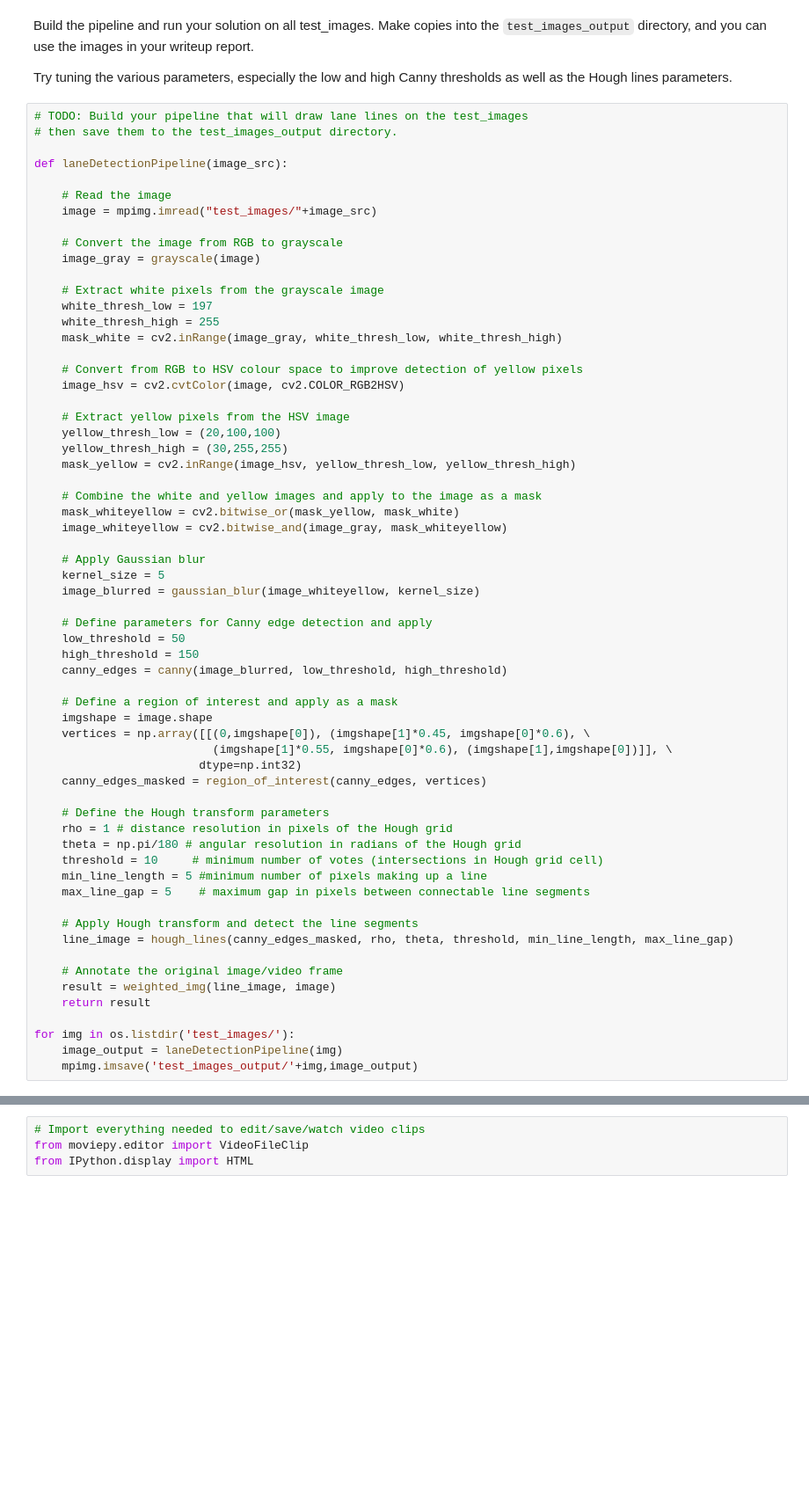
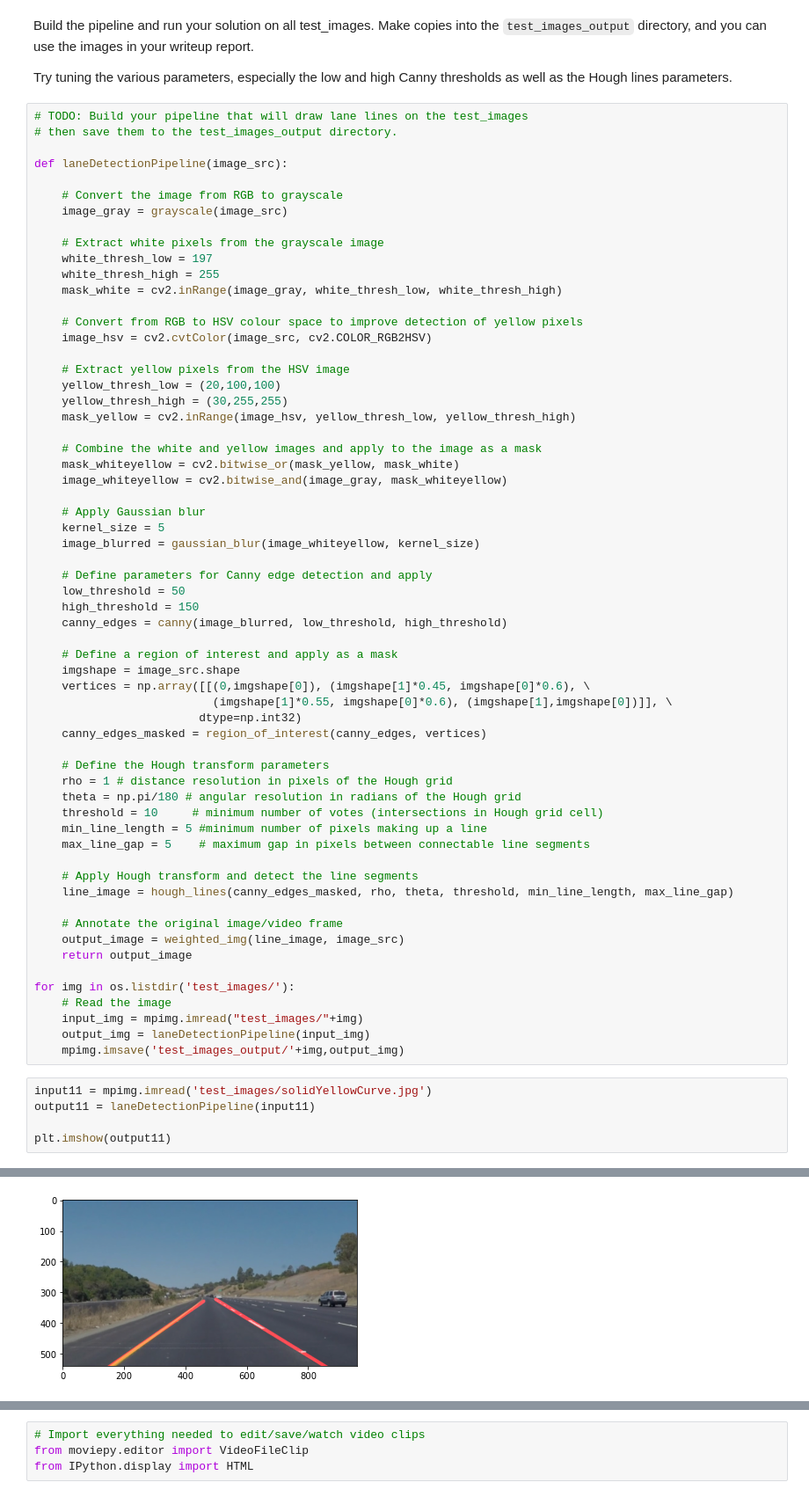
Before and after one commit to syedtaqi95/CarND-LaneLines-P1, a Jupyter notebook: P1.ipynb, the cells around one changed output, grey strips where cells are left out. Shown at 88% size. Cells and saved outputs as stored; diff of their text form; blank space fills up the shorter version.

```diff
--- a/P1.ipynb
+++ b/P1.ipynb
@@ -199,11 +242,8 @@ Try tuning the various parameters, especially the low and high Canny thresholds
 
 def laneDetectionPipeline(image_src):
 
-    # Read the image
-    image = mpimg.imread("test_images/"+image_src)
-
     # Convert the image from RGB to grayscale
-    image_gray = grayscale(image)
+    image_gray = grayscale(image_src)
 
     # Extract white pixels from the grayscale image
     white_thresh_low = 197
@@ -211,7 +251,7 @@ def laneDetectionPipeline(image_src):
     mask_white = cv2.inRange(image_gray, white_thresh_low, white_thresh_high)
 
     # Convert from RGB to HSV colour space to improve detection of yellow pixels
-    image_hsv = cv2.cvtColor(image, cv2.COLOR_RGB2HSV)
+    image_hsv = cv2.cvtColor(image_src, cv2.COLOR_RGB2HSV)
 
     # Extract yellow pixels from the HSV image
     yellow_thresh_low = (20,100,100)
@@ -232,7 +272,7 @@ def laneDetectionPipeline(image_src):
     canny_edges = canny(image_blurred, low_threshold, high_threshold)
 
     # Define a region of interest and apply as a mask
-    imgshape = image.shape
+    imgshape = image_src.shape
     vertices = np.array([[(0,imgshape[0]), (imgshape[1]*0.45, imgshape[0]*0.6), \
                           (imgshape[1]*0.55, imgshape[0]*0.6), (imgshape[1],imgshape[0])]], \
                         dtype=np.int32)
@@ -249,9 +289,17 @@ def laneDetectionPipeline(image_src):
     line_image = hough_lines(canny_edges_masked, rho, theta, threshold, min_line_length, max_line_gap)
 
     # Annotate the original image/video frame
-    result = weighted_img(line_image, image)
-    return result
+    output_image = weighted_img(line_image, image_src)
+    return output_image
 
 for img in os.listdir('test_images/'):
-    image_output = laneDetectionPipeline(img)
-    mpimg.imsave('test_images_output/'+img,image_output)
+    # Read the image
+    input_img = mpimg.imread("test_images/"+img)
+    output_img = laneDetectionPipeline(input_img)
+    mpimg.imsave('test_images_output/'+img,output_img)
+# %%
+input11 = mpimg.imread('test_images/solidYellowCurve.jpg')
+output11 = laneDetectionPipeline(input11)
+
+plt.imshow(output11)
+# %% [output]
@@ -258,3 +307,4 @@ for img in os.listdir('test_images/'):
+[figure, added]
 # %% [markdown]
 ## Test on Videos
 
```
Also changed, not shown: parts of 9 cells of this notebook, 9 other files.
